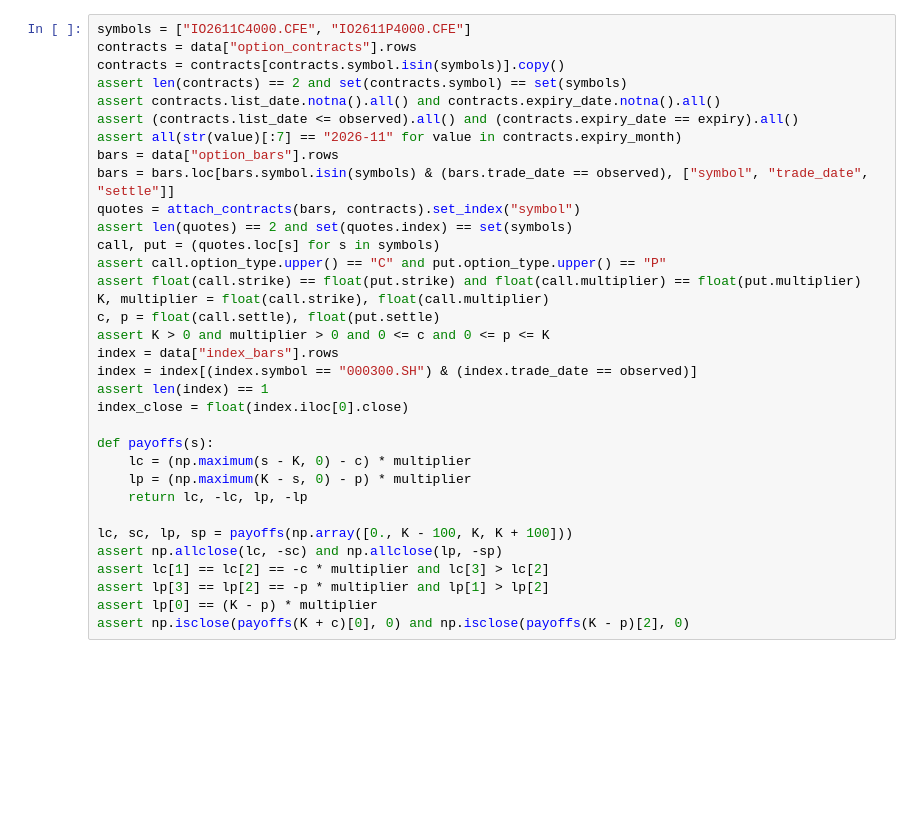
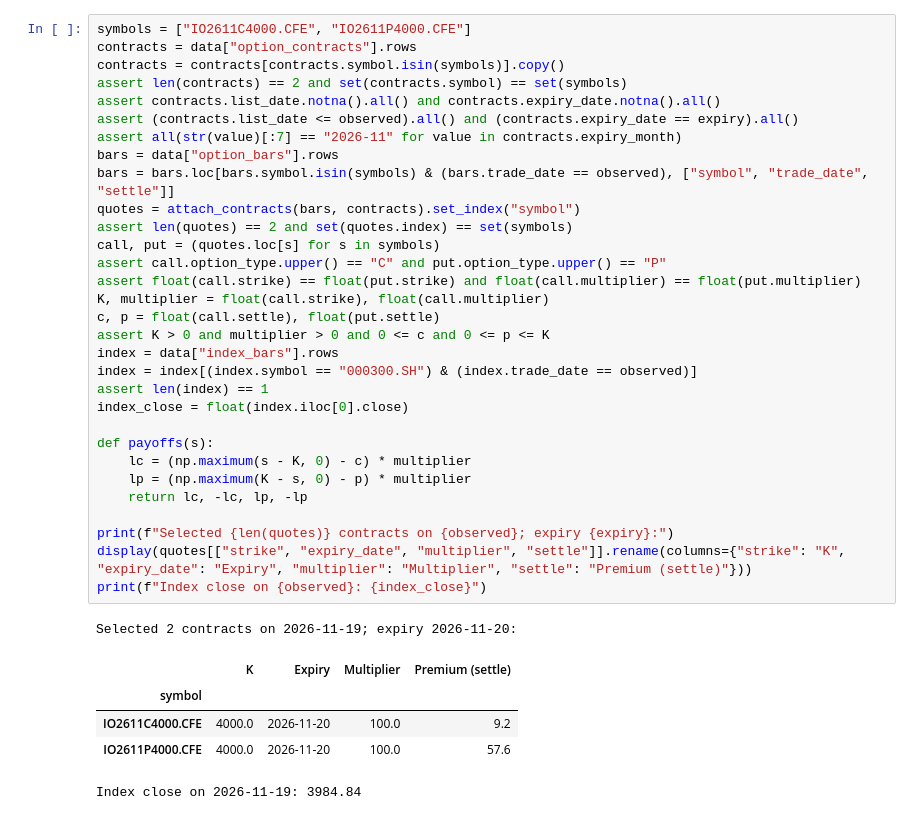
Before and after one commit to hanzhichao2000/joseph-pilot, a Jupyter notebook: notebooks/book-examples/natenberg-option-volatility-and-pricing/chapter-04-expiration-pnl/basic-positions-io.ipynb, the cells around one changed output. Drawn from its saved outputs; the diff is of its cells as text; blank space fills up the shorter version.

```diff
--- a/notebooks/book-examples/natenberg-option-volatility-and-pricing/chapter-04-expiration-pnl/basic-positions-io.ipynb
+++ b/notebooks/book-examples/natenberg-option-volatility-and-pricing/chapter-04-expiration-pnl/basic-positions-io.ipynb
@@ -37,34 +73,38 @@ if unverified is not None:
 # %%
 symbols = ["IO2611C4000.CFE", "IO2611P4000.CFE"]
 contracts = data["option_contracts"].rows
 contracts = contracts[contracts.symbol.isin(symbols)].copy()
 assert len(contracts) == 2 and set(contracts.symbol) == set(symbols)
 assert contracts.list_date.notna().all() and contracts.expiry_date.notna().all()
 assert (contracts.list_date <= observed).all() and (contracts.expiry_date == expiry).all()
 assert all(str(value)[:7] == "2026-11" for value in contracts.expiry_month)
 bars = data["option_bars"].rows
 bars = bars.loc[bars.symbol.isin(symbols) & (bars.trade_date == observed), ["symbol", "trade_date", "settle"]]
 quotes = attach_contracts(bars, contracts).set_index("symbol")
 assert len(quotes) == 2 and set(quotes.index) == set(symbols)
 call, put = (quotes.loc[s] for s in symbols)
 assert call.option_type.upper() == "C" and put.option_type.upper() == "P"
 assert float(call.strike) == float(put.strike) and float(call.multiplier) == float(put.multiplier)
 K, multiplier = float(call.strike), float(call.multiplier)
 c, p = float(call.settle), float(put.settle)
 assert K > 0 and multiplier > 0 and 0 <= c and 0 <= p <= K
 index = data["index_bars"].rows
 index = index[(index.symbol == "000300.SH") & (index.trade_date == observed)]
 assert len(index) == 1
 index_close = float(index.iloc[0].close)
 
 def payoffs(s):
     lc = (np.maximum(s - K, 0) - c) * multiplier
     lp = (np.maximum(K - s, 0) - p) * multiplier
     return lc, -lc, lp, -lp
 
-lc, sc, lp, sp = payoffs(np.array([0., K - 100, K, K + 100]))
-assert np.allclose(lc, -sc) and np.allclose(lp, -sp)
-assert lc[1] == lc[2] == -c * multiplier and lc[3] > lc[2]
-assert lp[3] == lp[2] == -p * multiplier and lp[1] > lp[2]
-assert lp[0] == (K - p) * multiplier
-assert np.isclose(payoffs(K + c)[0], 0) and np.isclose(payoffs(K - p)[2], 0)
+print(f"Selected {len(quotes)} contracts on {observed}; expiry {expiry}:")
+display(quotes[["strike", "expiry_date", "multiplier", "settle"]].rename(columns={"strike": "K", "expiry_date": "Expiry", "multiplier": "Multiplier", "settle": "Premium (settle)"}))
+print(f"Index close on {observed}: {index_close}")
+# %% [output]
+Selected 2 contracts on 2026-11-19; expiry 2026-11-20:
+|  | K | Expiry | Multiplier | Premium (settle) |
+| symbol |  |  |  |  |
+| IO2611C4000.CFE | 4000.0 | 2026-11-20 | 100.0 | 9.2 |
+| IO2611P4000.CFE | 4000.0 | 2026-11-20 | 100.0 | 57.6 |
+Index close on 2026-11-19: 3984.84
```
Also changed, not shown: parts of 12 cells of this notebook, 1 other file.
